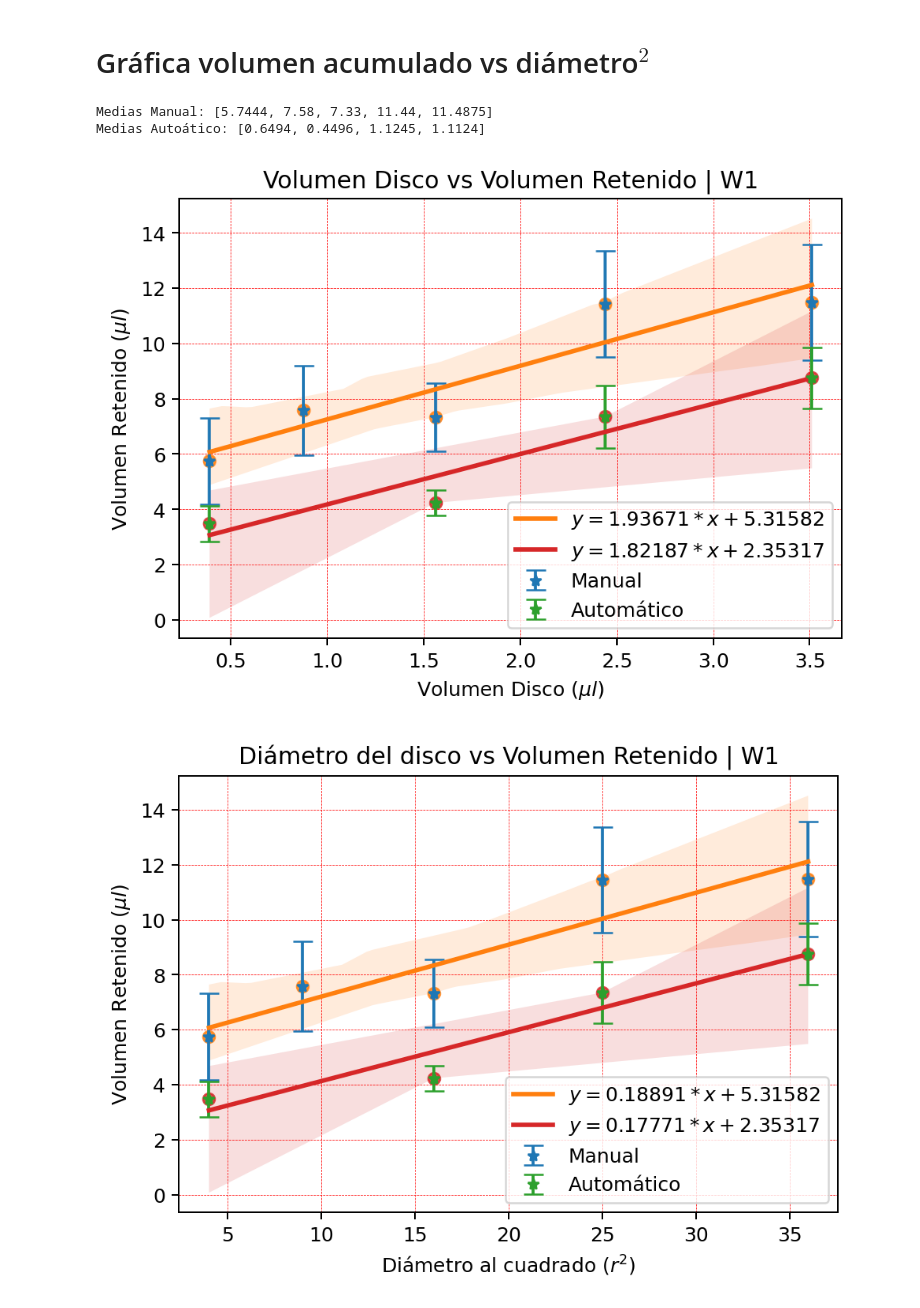
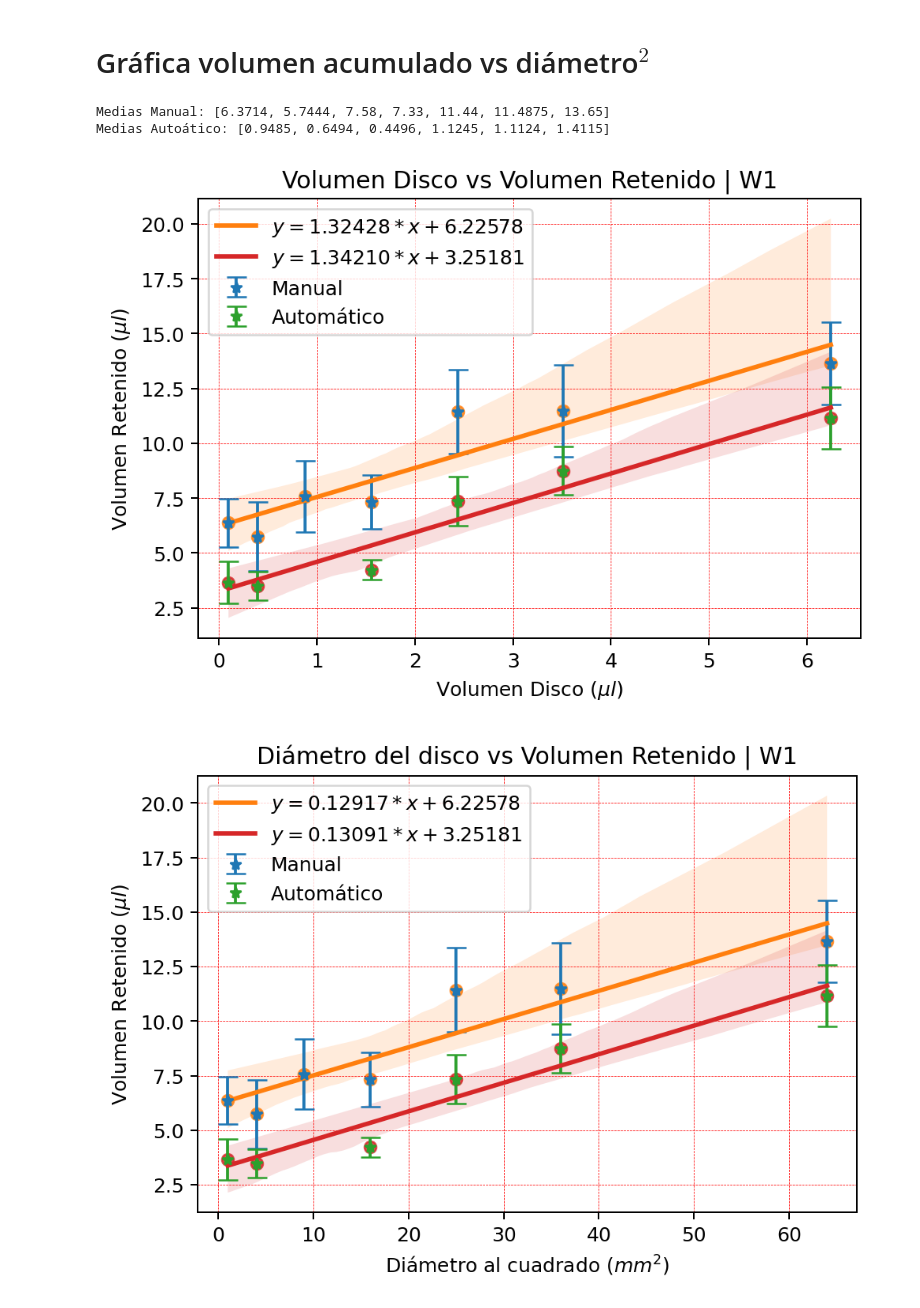
Before and after one commit to And2300/Trash, a Jupyter notebook: Experimento4_papel.ipynb, the cells around one changed output. Cells and saved outputs as stored; diff of their text form; code cells hidden in the pictures.

```diff
--- a/Experimento4_papel.ipynb
+++ b/Experimento4_papel.ipynb
@@ -106,3 +108,9 @@ def plot_hist(lista1,lista2, alpha):
+# %%
+listad8SM = [2.7825,2.7766,2.7860,2.7887,2.7884,2.7828,2.7832,2.7851,2.7858,2.7844]
+listad8MM = [2.7992,2.7931,2.7999,2.7988,2.8002,2.7963,2.7977,2.7980,2.7987,2.7981]
+
+listad8SA = [2.7756,2.7796,2.7773,2.7736,2.7748,2.7876,2.7867,2.7816,2.7851,2.7877]
+listad8MA = [2.7898,2.7917,2.7892,2.7851,2.7871,2.7976,2.7966,2.7916,2.7952,2.7973]
 # %% [markdown]
 ## Con Disco 6mm
 # %%
@@ -146,16 +156,24 @@ listad2MA = [2.7907,2.7944,2.7873,2.7865,2.7947,2.7946,2.7903,2.7934,2.7920]
+# %%
+listad1SM = [2.7770,2.7781,2.7777,2.7892,2.7834,2.7903,2.7924]
+listad1MM = [2.7820,2.7831,2.7852,2.7970,2.7891,2.7976,2.7987]
+
+listad1SA = [2.7738,2.7761,2.7809,2.7795,2.7827,2.7852,2.7914]
+listad1MA = [2.7795,2.7792,2.7849,2.7822,2.7862,2.7880,2.7952]
 # %% [markdown]
 # Medidas discos
 # %%
 # en milímetros
+discoD0 = [1]
 discoD1 = [2]#[2.584,2.715,2.588,2.700,2.682,2.590,2.601]
 discoD2 = [3]#[3.099,2.981,3.115,2.946,3.040,3.115]
 discoD3 = [4]#[3.673,3.487,3.612,3.516,3.591,3.521]
 discoD4 = [5]
 discoD5 = [6]
+discoD6 = [8]
 
-discos = [discoD1,discoD2,discoD3,discoD4,discoD5]#,discoD6,discoD7,discoD8]
+discos = [discoD0,discoD1,discoD2,discoD3,discoD4,discoD5,discoD6]#,discoD7,discoD8]
           #discoD7,discoD8]
-discosA = [2,4,5,6]#,discoD4,discoD5,discoD6,discoD7,discoD8]
+discosA = [1,2,4,5,6,8]#,discoD4,discoD5,discoD6,discoD7,discoD8]
           #discoD7,discoD8]
 # %%
 mediasDisco = []
@@ -186,21 +190,23 @@ def lmil(listaxx):
   return lista1000
 # %%
 listasM = [
-    #(lmil(listasd2), lmil(listasd1)),
+    (lmil(listad1MM), lmil(listad1SM)),
     (lmil(listad2MM), lmil(listad2SM)),
     (lmil(listad3MM), lmil(listad3SM)),
     (lmil(listad4MM), lmil(listad4SM)),
     (lmil(listad5MM), lmil(listad5SM)),
     (lmil(listad6MM), lmil(listad6SM)),
+    (lmil(listad8MM), lmil(listad8SM))
 ]
 
 listasA = [
-    #(lmil(listasd2), lmil(listasd1)),
+    (lmil(listad1MA), lmil(listad1SA)),
     (lmil(listad2MA), lmil(listad2SA)),
     #(lmil(listad3MA), lmil(listad3SA)),
     (lmil(listad4MA), lmil(listad4SA)),
     (lmil(listad5MA), lmil(listad5SA)),
-    (lmil(listad6MA), lmil(listad6SA))
+    (lmil(listad6MA), lmil(listad6SA)),
+    (lmil(listad8MA), lmil(listad8SA))
 ] #en mililitros
 # %%
 mediasvolM, desviacionesvolM = med_std_lis(listasM)
@@ -208,8 +214,8 @@ mediasvolA, desviacionesvolA = med_std_lis(listasA)
 print("Medias Manual:", mediasvolM)
 print("Medias Autoático:", desviacionesvolA)
 # %% [output]
-Medias Manual: [5.7444, 7.58, 7.33, 11.44, 11.4875]
-Medias Autoático: [0.6494, 0.4496, 1.1245, 1.1124]
+Medias Manual: [6.3714, 5.7444, 7.58, 7.33, 11.44, 11.4875, 13.65]
+Medias Autoático: [0.9485, 0.6494, 0.4496, 1.1245, 1.1124, 1.4115]
 # %%
 fig, ax = plt.subplots(figsize=(6,4), dpi=180)
 
@@ -234,28 +240,28 @@ ax.grid(color='r', linestyle='--', linewidth=0.3)
 plt.legend()
 plt.show()
 # %% [output]
-[figure, old version]
+[figure, new version]
 # %%
 fig, ax = plt.subplots(figsize=(6,4), dpi=180)
 
 #manual
 mediasDiscoCuad = [x**2 for x in mediasDisco]
 ax.errorbar(mediasDiscoCuad, mediasvolM, yerr=desviacionesvolM, fmt='*', capsize=5, label='Manual')
 slope, intercept, r_value, pv, se = stats.linregress(mediasDiscoCuad, mediasvolM)
 sns.regplot(x=mediasDiscoCuad, y=mediasvolM, line_kws={'label':'$y=%3.7s*x+%3.7s$'%(slope, intercept)})
 
 #automático
 mediasDiscoCuadA = [x**2 for x in discosA]
 ax.errorbar(mediasDiscoCuadA, mediasvolA, yerr=desviacionesvolA, fmt='*', capsize=5, label='Automático')
 slope, intercept, r_value, pv, se = stats.linregress(mediasDiscoCuadA, mediasvolA)
 sns.regplot(x=mediasDiscoCuadA, y=mediasvolA, line_kws={'label':'$y=%3.7s*x+%3.7s$'%(slope, intercept)})
 
-ax.set_xlabel('Diámetro al cuadrado ($r^2$)')
+ax.set_xlabel('Diámetro al cuadrado ($mm^2$)')
 ax.set_ylabel('Volumen Retenido ($\mu l$)')
 ax.set_title('Diámetro del disco vs Volumen Retenido | W1')
 ax.grid(color='r', linestyle='--', linewidth=0.3)
 
 plt.legend()
 plt.show()
 # %% [output]
-[figure, old version]
+[figure, new version]
```
Also changed, not shown: parts of 5 cells of this notebook.
